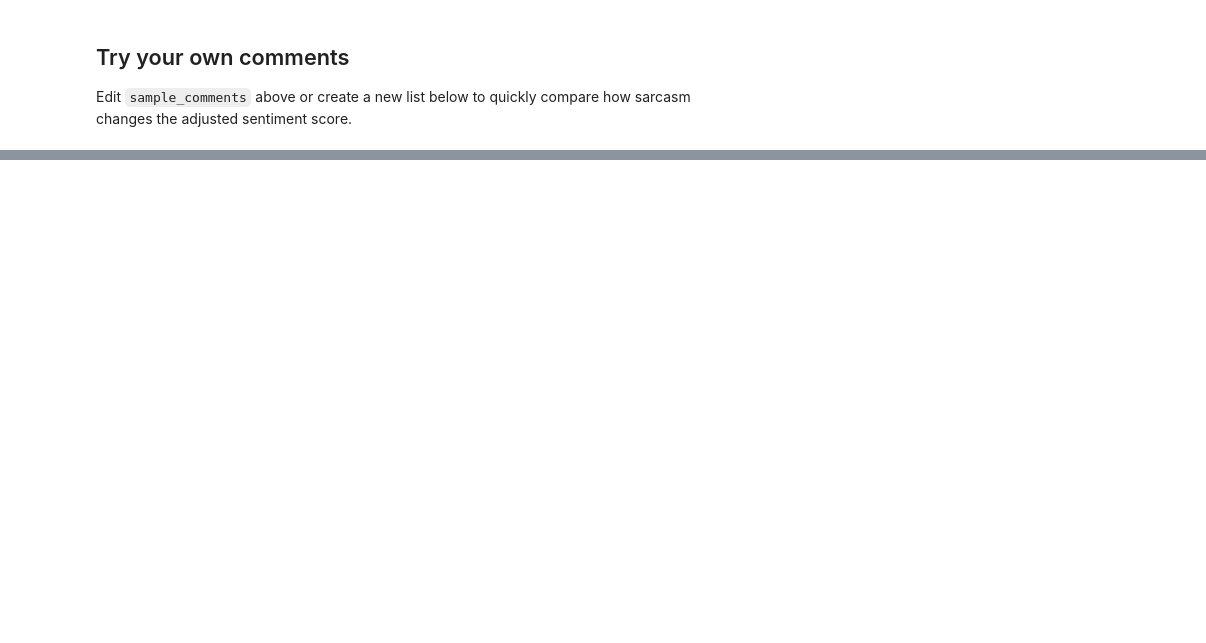
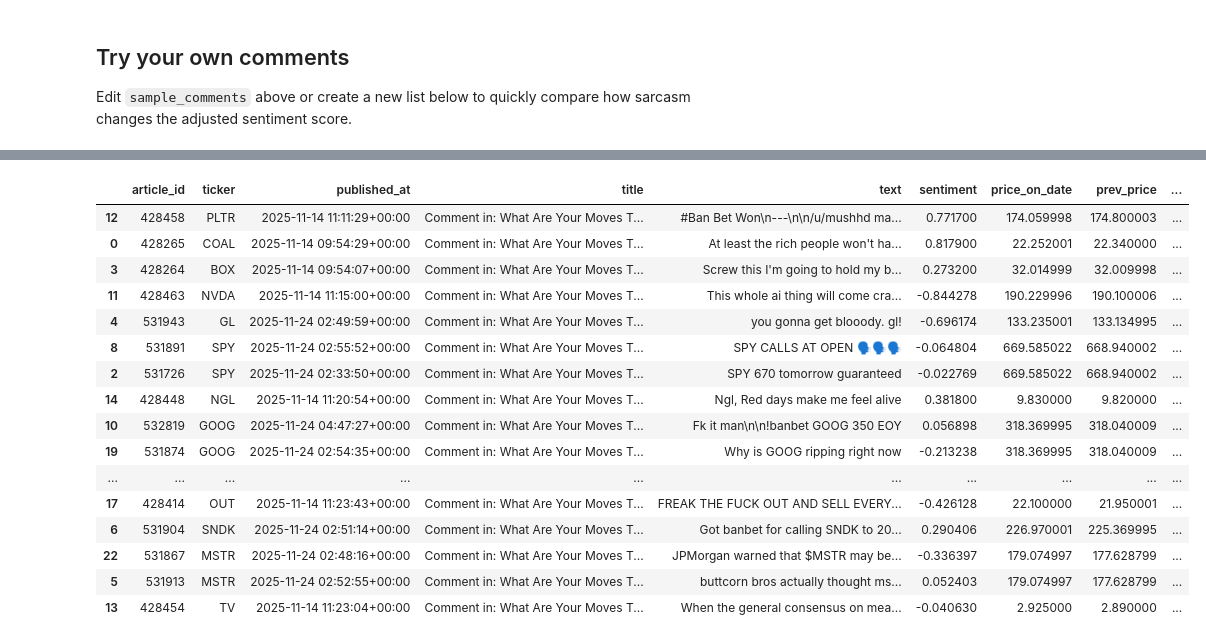
Before and after one commit to alextesy/alexstocks, a Jupyter notebook: notebooks/sarcasm_sentiment_playground.ipynb, the cells around one changed output, grey strips where cells are left out. Saved outputs shown, nothing was run; the diff lists cells and outputs as text; code cells hidden in the pictures; blank space fills up the shorter version.

```diff
--- a/notebooks/sarcasm_sentiment_playground.ipynb
+++ b/notebooks/sarcasm_sentiment_playground.ipynb
@@ -78,0 +299,20 @@ run_examples(custom_comments)
+# %%
+df_mismatches.sort_values(by=['price_change_pct'], ascending=True)
+# %% [output]
+|  | article_id | ticker | published_at | title | text | sentiment | price_on_date | prev_price | ... |
+| 12 | 428458 | PLTR | 2025-11-14 11:11:29+00:00 | Comment in: What Are Your Moves T... | #Ban Bet Won\n---\n\n/u/mushhd ma... | 0.771700 | 174.059998 | 174.800003 | ... |
+| 0 | 428265 | COAL | 2025-11-14 09:54:29+00:00 | Comment in: What Are Your Moves T... | At least the rich people won't ha... | 0.817900 | 22.252001 | 22.340000 | ... |
+| 3 | 428264 | BOX | 2025-11-14 09:54:07+00:00 | Comment in: What Are Your Moves T... | Screw this I'm going to hold my b... | 0.273200 | 32.014999 | 32.009998 | ... |
+| 11 | 428463 | NVDA | 2025-11-14 11:15:00+00:00 | Comment in: What Are Your Moves T... | This whole ai thing will come cra... | -0.844278 | 190.229996 | 190.100006 | ... |
+| 4 | 531943 | GL | 2025-11-24 02:49:59+00:00 | Comment in: What Are Your Moves T... | you gonna get blooody. gl! | -0.696174 | 133.235001 | 133.134995 | ... |
+| 8 | 531891 | SPY | 2025-11-24 02:55:52+00:00 | Comment in: What Are Your Moves T... | SPY CALLS AT OPEN 🗣🗣🗣 | -0.064804 | 669.585022 | 668.940002 | ... |
+| 2 | 531726 | SPY | 2025-11-24 02:33:50+00:00 | Comment in: What Are Your Moves T... | SPY 670 tomorrow guaranteed | -0.022769 | 669.585022 | 668.940002 | ... |
+| 14 | 428448 | NGL | 2025-11-14 11:20:54+00:00 | Comment in: What Are Your Moves T... | Ngl, Red days make me feel alive | 0.381800 | 9.830000 | 9.820000 | ... |
+| 10 | 532819 | GOOG | 2025-11-24 04:47:27+00:00 | Comment in: What Are Your Moves T... | Fk it man\n\n!banbet GOOG 350 EOY | 0.056898 | 318.369995 | 318.040009 | ... |
+| 19 | 531874 | GOOG | 2025-11-24 02:54:35+00:00 | Comment in: What Are Your Moves T... | Why is GOOG ripping right now | -0.213238 | 318.369995 | 318.040009 | ... |
+| ... | ... | ... | ... | ... | ... | ... | ... | ... | ... |
+| 17 | 428414 | OUT | 2025-11-14 11:23:43+00:00 | Comment in: What Are Your Moves T... | FREAK THE FUCK OUT AND SELL EVERY... | -0.426128 | 22.100000 | 21.950001 | ... |
+| 6 | 531904 | SNDK | 2025-11-24 02:51:14+00:00 | Comment in: What Are Your Moves T... | Got banbet for calling SNDK to 20... | 0.290406 | 226.970001 | 225.369995 | ... |
+| 22 | 531867 | MSTR | 2025-11-24 02:48:16+00:00 | Comment in: What Are Your Moves T... | JPMorgan warned that $MSTR may be... | -0.336397 | 179.074997 | 177.628799 | ... |
+| 5 | 531913 | MSTR | 2025-11-24 02:52:55+00:00 | Comment in: What Are Your Moves T... | buttcorn bros actually thought ms... | 0.052403 | 179.074997 | 177.628799 | ... |
+| 13 | 428454 | TV | 2025-11-14 11:23:04+00:00 | Comment in: What Are Your Moves T... | When the general consensus on mea... | -0.040630 | 2.925000 | 2.890000 | ... |
```
Also changed, not shown: parts of 6 cells of this notebook, 1 other file.
